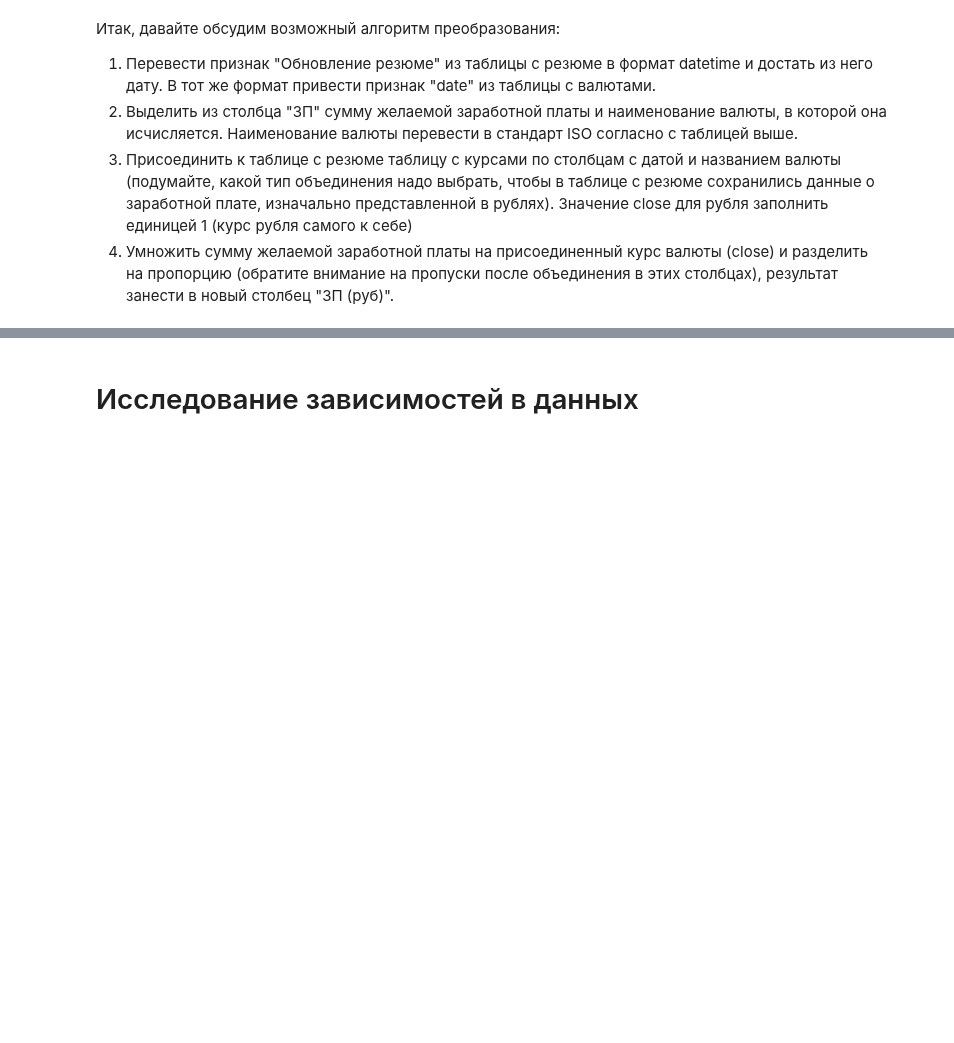
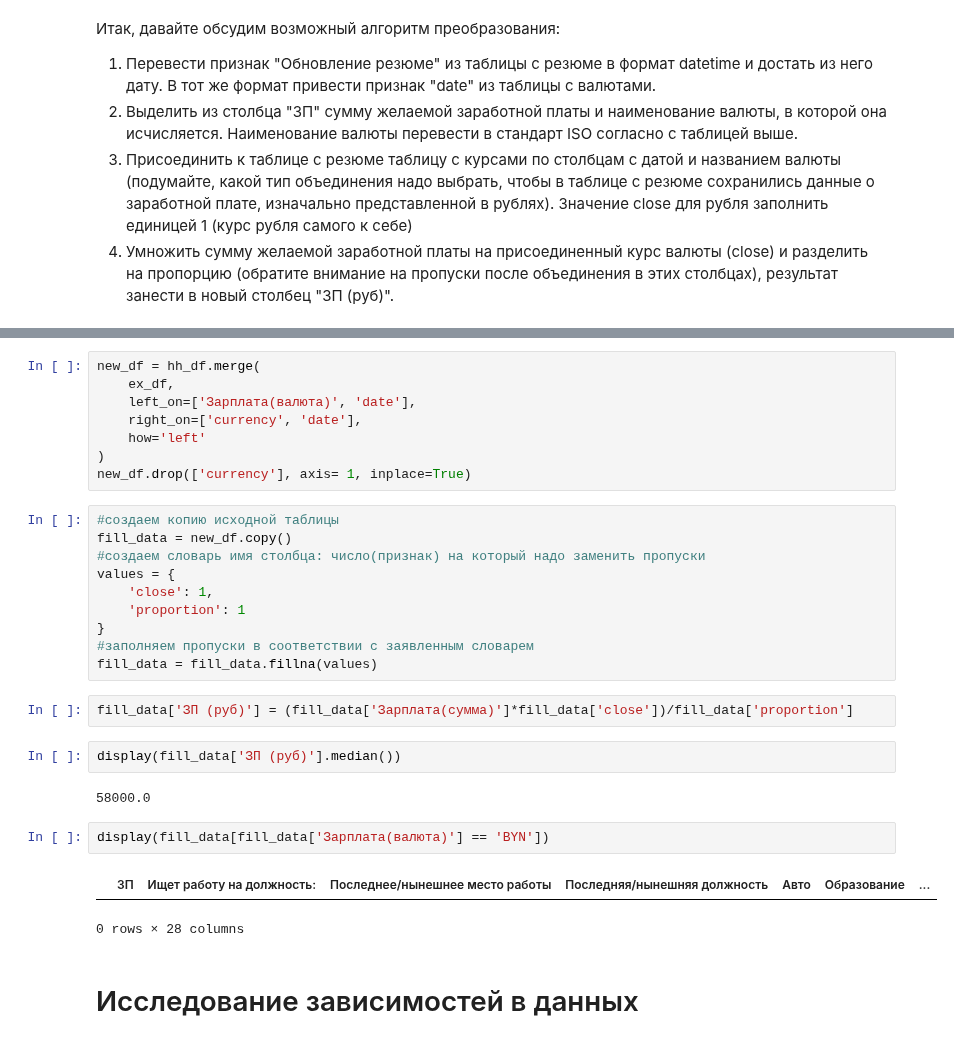
Before and after one commit to FreeRadical1320/sf_data_science, a Jupyter notebook: project_1/Project_1 Analysis of vacancies on hh.ru.ipynb, the cells around one changed output, grey strips where cells are left out. Cells and saved outputs as stored; diff of their text form; blank space fills up the shorter version.

```diff
--- a/project_1/Project_1 Analysis of vacancies on hh.ru.ipynb
+++ b/project_1/Project_1 Analysis of vacancies on hh.ru.ipynb
@@ -451,3 +485,32 @@ hh_df.head()
+# %%
+new_df = hh_df.merge(
+    ex_df,
+    left_on=['Зарплата(валюта)', 'date'],
+    right_on=['currency', 'date'],
+    how='left'
+)
+new_df.drop(['currency'], axis= 1, inplace=True)
+# %%
+#создаем копию исходной таблицы
+fill_data = new_df.copy()
+#создаем словарь имя столбца: число(признак) на который надо заменить пропуски
+values = {
+    'close': 1,
+    'proportion': 1
+}
+#заполняем пропуски в соответствии с заявленным словарем
+fill_data = fill_data.fillna(values)
+# %%
+fill_data['ЗП (руб)'] = (fill_data['Зарплата(сумма)']*fill_data['close'])/fill_data['proportion']
+# %%
+display(fill_data['ЗП (руб)'].median())
+# %% [output]
+58000.0
+# %%
+display(fill_data[fill_data['Зарплата(валюта)'] == 'BYN'])
+# %% [output]
+|  | ЗП | Ищет работу на должность: | Последнее/нынешнее место работы | Последняя/нынешняя должность | Авто | Образование | ... |
+0 rows × 28 columns
 # %% [markdown]
 # Исследование зависимостей в данных
 # %% [markdown]
```
Also changed, not shown: parts of 4 cells of this notebook, 1 other file.
